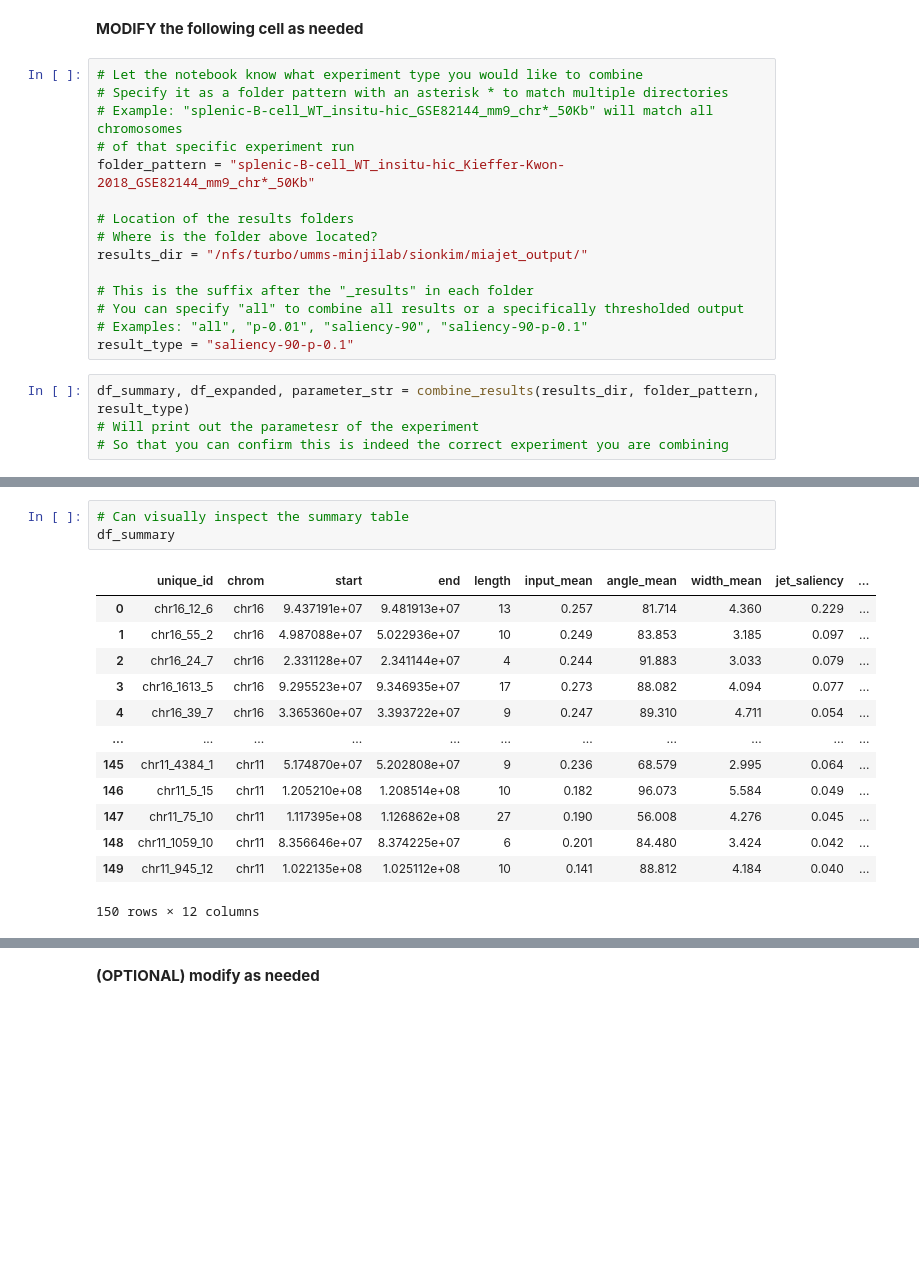
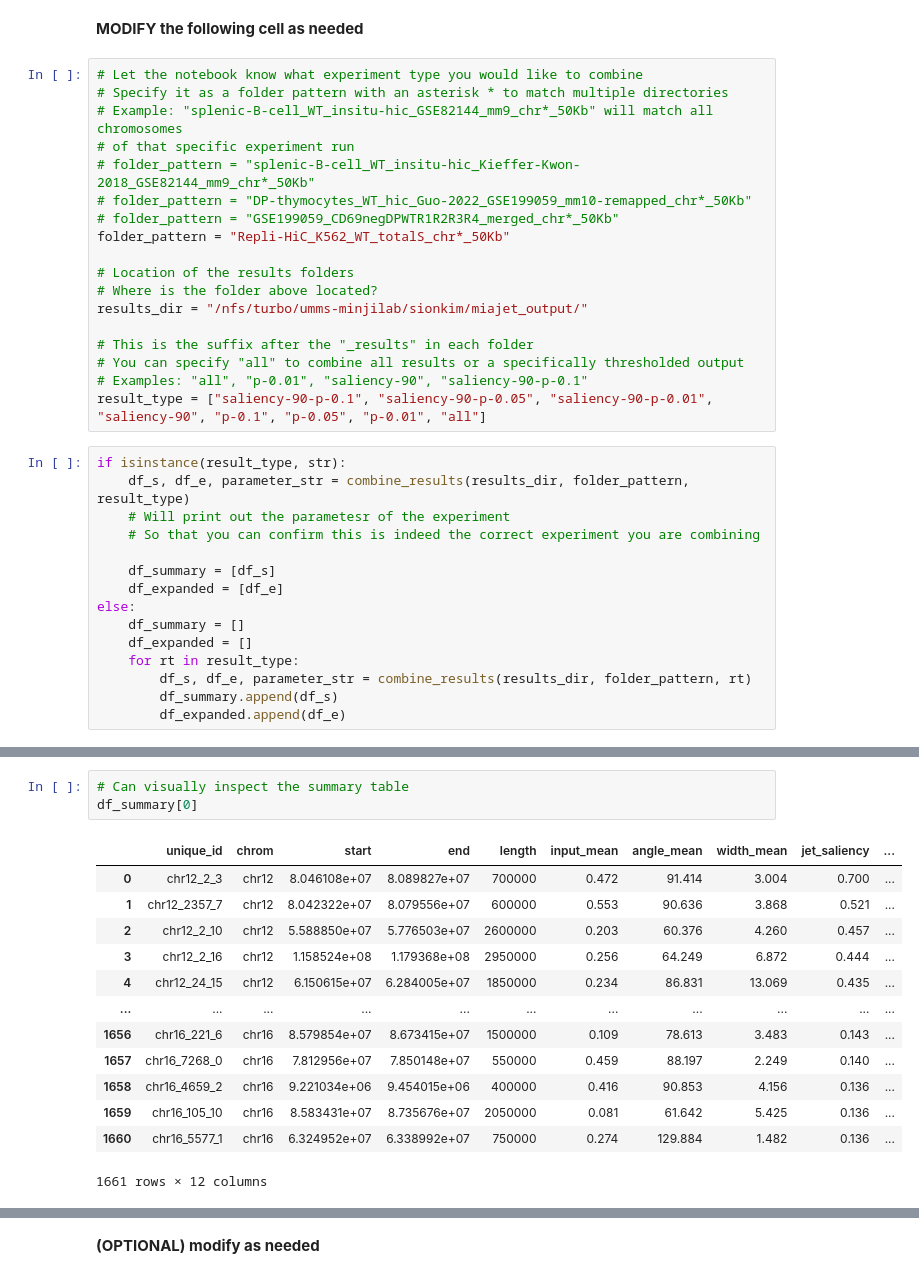
Before and after one commit to minjikimlab/miajet, a Jupyter notebook: notebooks/combine_results.ipynb, the cells around one changed output, grey strips where cells are left out. Drawn from its saved outputs; the diff is of its cells as text; blank space fills up the shorter version.

```diff
--- a/notebooks/combine_results.ipynb
+++ b/notebooks/combine_results.ipynb
@@ -132,7 +132,10 @@ def save_csv(df, save_dir, parameter_str_comment):
 # Specify it as a folder pattern with an asterisk * to match multiple directories
 # Example: "splenic-B-cell_WT_insitu-hic_GSE82144_mm9_chr*_50Kb" will match all chromosomes
 # of that specific experiment run
-folder_pattern = "splenic-B-cell_WT_insitu-hic_Kieffer-Kwon-2018_GSE82144_mm9_chr*_50Kb"
+# folder_pattern = "splenic-B-cell_WT_insitu-hic_Kieffer-Kwon-2018_GSE82144_mm9_chr*_50Kb"
+# folder_pattern = "DP-thymocytes_WT_hic_Guo-2022_GSE199059_mm10-remapped_chr*_50Kb"
+# folder_pattern = "GSE199059_CD69negDPWTR1R2R3R4_merged_chr*_50Kb"
+folder_pattern = "Repli-HiC_K562_WT_totalS_chr*_50Kb"
 
 # Location of the results folders
 # Where is the folder above located?
@@ -141,9 +144,20 @@ results_dir = "/nfs/turbo/umms-minjilab/sionkim/miajet_output/"
 # This is the suffix after the "_results" in each folder
 # You can specify "all" to combine all results or a specifically thresholded output
 # Examples: "all", "p-0.01", "saliency-90", "saliency-90-p-0.1"
-result_type = "saliency-90-p-0.1"
+result_type = ["saliency-90-p-0.1", "saliency-90-p-0.05", "saliency-90-p-0.01", "saliency-90", "p-0.1", "p-0.05", "p-0.01", "all"]
 # %%
-df_summary, df_expanded, parameter_str = combine_results(results_dir, folder_pattern, result_type)
-# Will print out the parametesr of the experiment
-# So that you can confirm this is indeed the correct experiment you are combining
+if isinstance(result_type, str):
+    df_s, df_e, parameter_str = combine_results(results_dir, folder_pattern, result_type)
+    # Will print out the parametesr of the experiment
+    # So that you can confirm this is indeed the correct experiment you are combining
+
+    df_summary = [df_s]
+    df_expanded = [df_e]
+else:
+    df_summary = []
+    df_expanded = []
+    for rt in result_type:
+        df_s, df_e, parameter_str = combine_results(results_dir, folder_pattern, rt)
+        df_summary.append(df_s)
+        df_expanded.append(df_e)
 # %% [output]
@@ -167,19 +181,19 @@ df_summary, df_expanded, parameter_str = combine_results(results_dir, folder_pat
 # %%
 # Can visually inspect the summary table
-df_summary
+df_summary[0]
 # %% [output]
 |  | unique_id | chrom | start | end | length | input_mean | angle_mean | width_mean | jet_saliency | ... |
-| 0 | chr16_12_6 | chr16 | 9.437191e+07 | 9.481913e+07 | 13 | 0.257 | 81.714 | 4.360 | 0.229 | ... |
-| 1 | chr16_55_2 | chr16 | 4.987088e+07 | 5.022936e+07 | 10 | 0.249 | 83.853 | 3.185 | 0.097 | ... |
-| 2 | chr16_24_7 | chr16 | 2.331128e+07 | 2.341144e+07 | 4 | 0.244 | 91.883 | 3.033 | 0.079 | ... |
-| 3 | chr16_1613_5 | chr16 | 9.295523e+07 | 9.346935e+07 | 17 | 0.273 | 88.082 | 4.094 | 0.077 | ... |
-| 4 | chr16_39_7 | chr16 | 3.365360e+07 | 3.393722e+07 | 9 | 0.247 | 89.310 | 4.711 | 0.054 | ... |
+| 0 | chr12_2_3 | chr12 | 8.046108e+07 | 8.089827e+07 | 700000 | 0.472 | 91.414 | 3.004 | 0.700 | ... |
+| 1 | chr12_2357_7 | chr12 | 8.042322e+07 | 8.079556e+07 | 600000 | 0.553 | 90.636 | 3.868 | 0.521 | ... |
+| 2 | chr12_2_10 | chr12 | 5.588850e+07 | 5.776503e+07 | 2600000 | 0.203 | 60.376 | 4.260 | 0.457 | ... |
+| 3 | chr12_2_16 | chr12 | 1.158524e+08 | 1.179368e+08 | 2950000 | 0.256 | 64.249 | 6.872 | 0.444 | ... |
+| 4 | chr12_24_15 | chr12 | 6.150615e+07 | 6.284005e+07 | 1850000 | 0.234 | 86.831 | 13.069 | 0.435 | ... |
 | ... | ... | ... | ... | ... | ... | ... | ... | ... | ... | ... |
-| 145 | chr11_4384_1 | chr11 | 5.174870e+07 | 5.202808e+07 | 9 | 0.236 | 68.579 | 2.995 | 0.064 | ... |
-| 146 | chr11_5_15 | chr11 | 1.205210e+08 | 1.208514e+08 | 10 | 0.182 | 96.073 | 5.584 | 0.049 | ... |
-| 147 | chr11_75_10 | chr11 | 1.117395e+08 | 1.126862e+08 | 27 | 0.190 | 56.008 | 4.276 | 0.045 | ... |
-| 148 | chr11_1059_10 | chr11 | 8.356646e+07 | 8.374225e+07 | 6 | 0.201 | 84.480 | 3.424 | 0.042 | ... |
-| 149 | chr11_945_12 | chr11 | 1.022135e+08 | 1.025112e+08 | 10 | 0.141 | 88.812 | 4.184 | 0.040 | ... |
+| 1656 | chr16_221_6 | chr16 | 8.579854e+07 | 8.673415e+07 | 1500000 | 0.109 | 78.613 | 3.483 | 0.143 | ... |
+| 1657 | chr16_7268_0 | chr16 | 7.812956e+07 | 7.850148e+07 | 550000 | 0.459 | 88.197 | 2.249 | 0.140 | ... |
+| 1658 | chr16_4659_2 | chr16 | 9.221034e+06 | 9.454015e+06 | 400000 | 0.416 | 90.853 | 4.156 | 0.136 | ... |
+| 1659 | chr16_105_10 | chr16 | 8.583431e+07 | 8.735676e+07 | 2050000 | 0.081 | 61.642 | 5.425 | 0.136 | ... |
+| 1660 | chr16_5577_1 | chr16 | 6.324952e+07 | 6.338992e+07 | 750000 | 0.274 | 129.884 | 1.482 | 0.136 | ... |
-150 rows × 12 columns
+1661 rows × 12 columns
 # %%
 # Can visually inspect the expanded table
```
Also changed, not shown: parts of 4 cells of this notebook, 5 other files.
